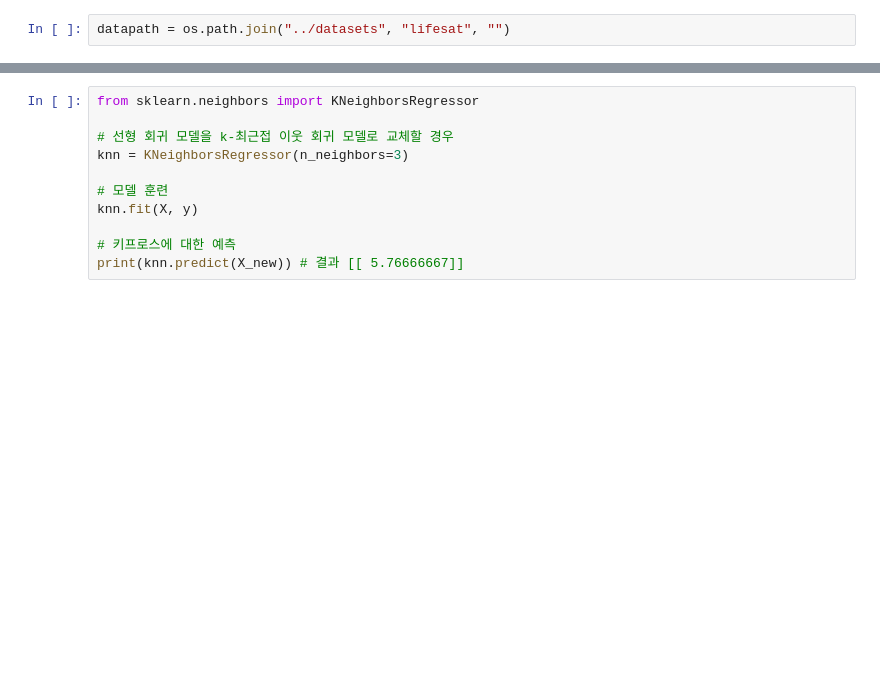
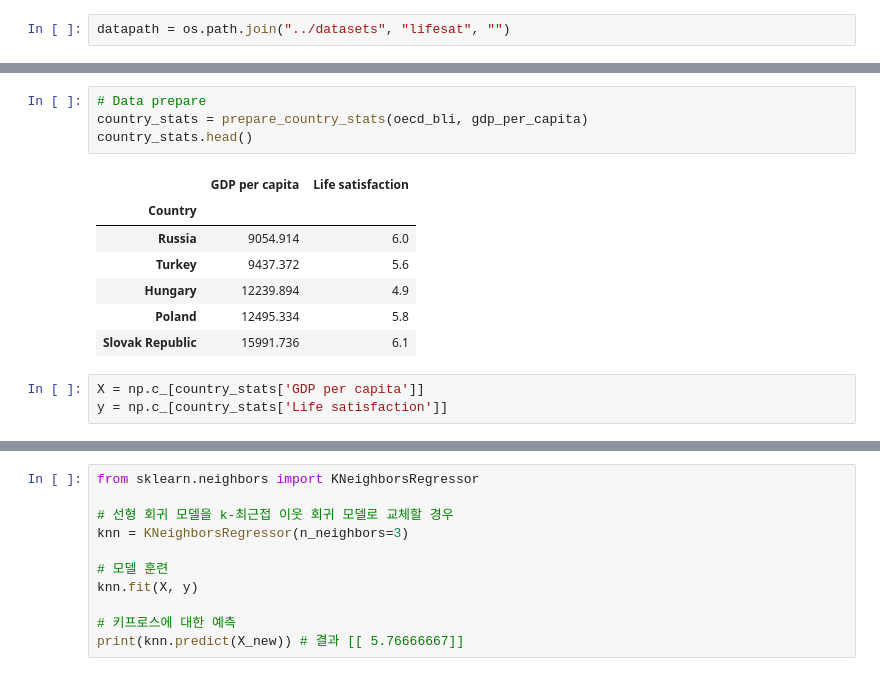
Before and after one commit to High-East/Hands-On-MachineLearning, a Jupyter notebook: Chap01-한눈에 보는 머신러닝/Chap01 - 한눈에 보는 머신러닝.ipynb, the cells around one changed output, grey strips where cells are left out. Saved outputs shown, nothing was run; the diff lists cells and outputs as text; blank space fills up the shorter version.

```diff
--- a/Chap01-한눈에 보는 머신러닝/Chap01 - 한눈에 보는 머신러닝.ipynb
+++ b/Chap01-한눈에 보는 머신러닝/Chap01 - 한눈에 보는 머신러닝.ipynb
@@ -70 +212,16 @@ datapath = os.path.join("../datasets", "lifesat", "")
+# %%
+# Data prepare
+country_stats = prepare_country_stats(oecd_bli, gdp_per_capita)
+country_stats.head()
+# %% [output]
+|  | GDP per capita | Life satisfaction |
+| Country |  |  |
+| Russia | 9054.914 | 6.0 |
+| Turkey | 9437.372 | 5.6 |
+| Hungary | 12239.894 | 4.9 |
+| Poland | 12495.334 | 5.8 |
+| Slovak Republic | 15991.736 | 6.1 |
+# %%
+X = np.c_[country_stats['GDP per capita']]
+y = np.c_[country_stats['Life satisfaction']]
 # %%
```
Also changed, not shown: parts of 37 cells of this notebook, 4 other files.
